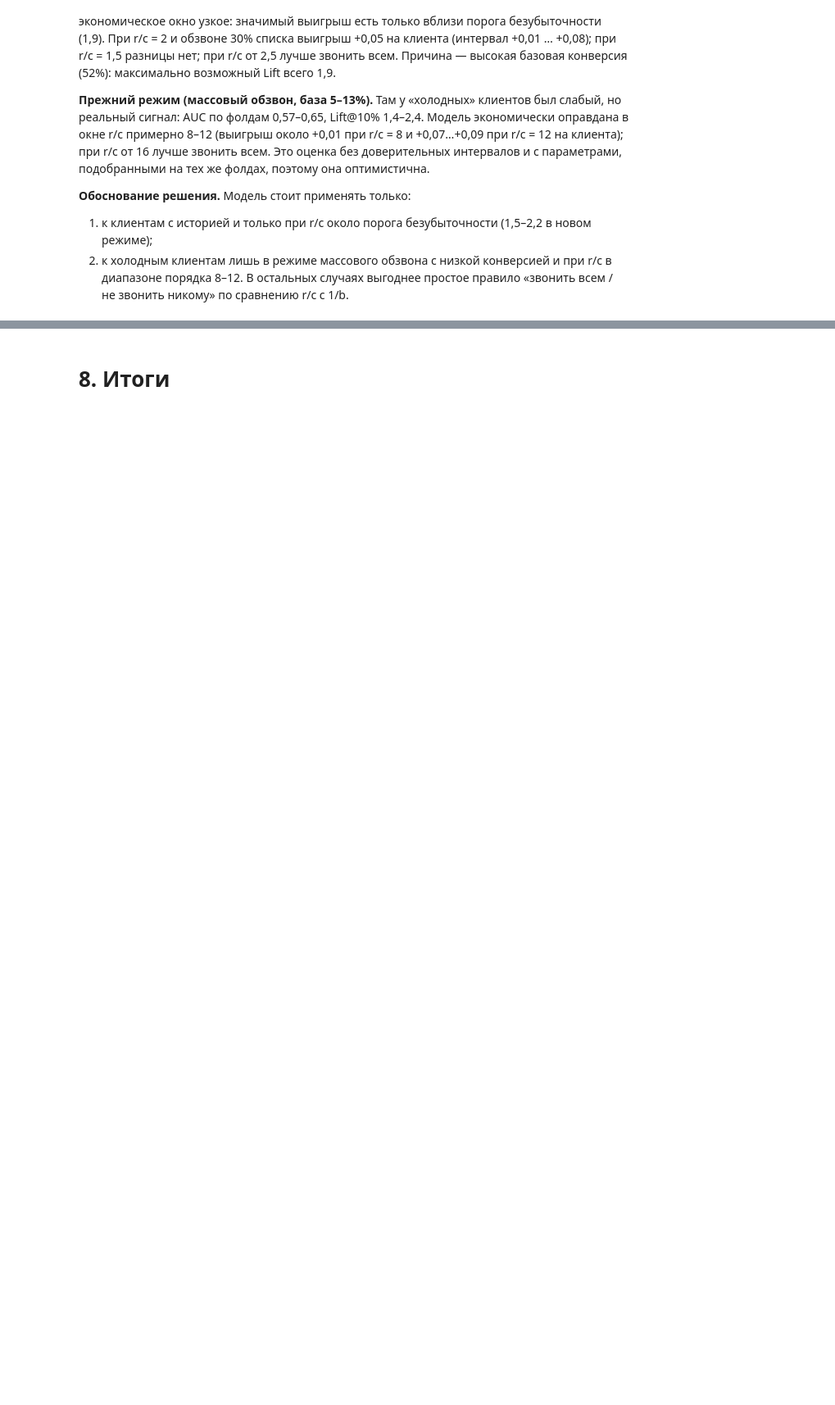
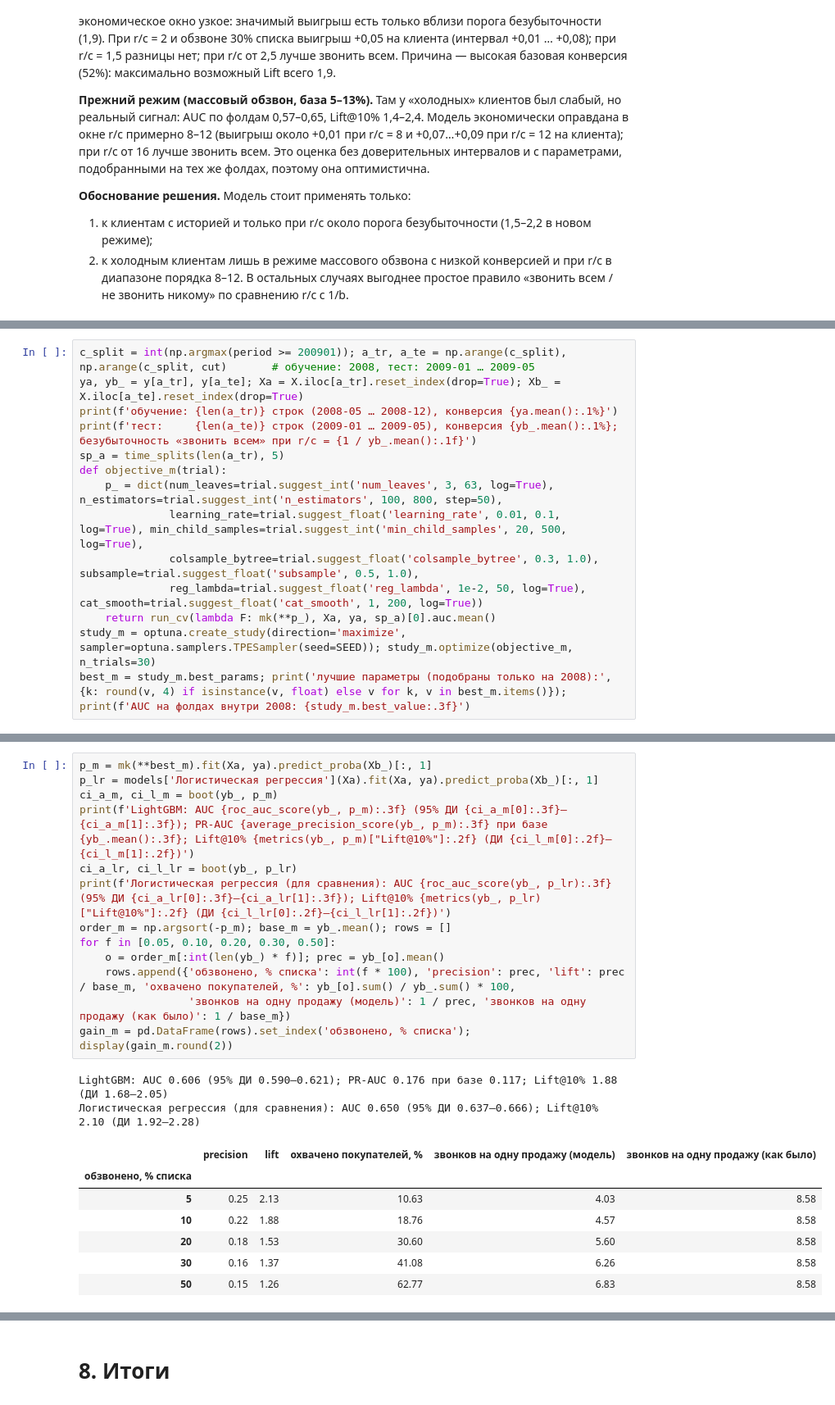
Before and after one commit to RafaelPozoyan/UrFU_project, a Jupyter notebook: final_pipeline.ipynb, the cells around one changed output, grey strips where cells are left out. Shown at 82% size. Saved outputs shown, nothing was run; the diff lists cells and outputs as text; blank space fills up the shorter version.

```diff
--- a/final_pipeline.ipynb
+++ b/final_pipeline.ipynb
@@ -1081,0 +1089,14 @@ display(pd.DataFrame(rows).set_index(['r/c', 'доля обзвона f']).round
+# %%
+c_split = int(np.argmax(period >= 200901)); a_tr, a_te = np.arange(c_split), np.arange(c_split, cut)       # обучение: 2008, тест: 2009-01 … 2009-05
+ya, yb_ = y[a_tr], y[a_te]; Xa = X.iloc[a_tr].reset_index(drop=True); Xb_ = X.iloc[a_te].reset_index(drop=True)
+print(f'обучение: {len(a_tr)} строк (2008-05 … 2008-12), конверсия {ya.mean():.1%}')
+print(f'тест:     {len(a_te)} строк (2009-01 … 2009-05), конверсия {yb_.mean():.1%}; безубыточность «звонить всем» при r/c = {1 / yb_.mean():.1f}')
+sp_a = time_splits(len(a_tr), 5)
+def objective_m(trial):
+    p_ = dict(num_leaves=trial.suggest_int('num_leaves', 3, 63, log=True), n_estimators=trial.suggest_int('n_estimators', 100, 800, step=50),
+              learning_rate=trial.suggest_float('learning_rate', 0.01, 0.1, log=True), min_child_samples=trial.suggest_int('min_child_samples', 20, 500, log=True),
+              colsample_bytree=trial.suggest_float('colsample_bytree', 0.3, 1.0), subsample=trial.suggest_float('subsample', 0.5, 1.0),
+              reg_lambda=trial.suggest_float('reg_lambda', 1e-2, 50, log=True), cat_smooth=trial.suggest_float('cat_smooth', 1, 200, log=True))
+    return run_cv(lambda F: mk(**p_), Xa, ya, sp_a)[0].auc.mean()
+study_m = optuna.create_study(direction='maximize', sampler=optuna.samplers.TPESampler(seed=SEED)); study_m.optimize(objective_m, n_trials=30)
+best_m = study_m.best_params; print('лучшие параметры (подобраны только на 2008):', {k: round(v, 4) if isinstance(v, float) else v for k, v in best_m.items()}); print(f'AUC на фолдах внутри 2008: {study_m.best_value:.3f}')
@@ -1081,0 +1110,23 @@ display(pd.DataFrame(rows).set_index(['r/c', 'доля обзвона f']).round
+# %%
+p_m = mk(**best_m).fit(Xa, ya).predict_proba(Xb_)[:, 1]
+p_lr = models['Логистическая регрессия'](Xa).fit(Xa, ya).predict_proba(Xb_)[:, 1]
+ci_a_m, ci_l_m = boot(yb_, p_m)
+print(f'LightGBM: AUC {roc_auc_score(yb_, p_m):.3f} (95% ДИ {ci_a_m[0]:.3f}–{ci_a_m[1]:.3f}); PR-AUC {average_precision_score(yb_, p_m):.3f} при базе {yb_.mean():.3f}; Lift@10% {metrics(yb_, p_m)["Lift@10%"]:.2f} (ДИ {ci_l_m[0]:.2f}–{ci_l_m[1]:.2f})')
+ci_a_lr, ci_l_lr = boot(yb_, p_lr)
+print(f'Логистическая регрессия (для сравнения): AUC {roc_auc_score(yb_, p_lr):.3f} (95% ДИ {ci_a_lr[0]:.3f}–{ci_a_lr[1]:.3f}); Lift@10% {metrics(yb_, p_lr)["Lift@10%"]:.2f} (ДИ {ci_l_lr[0]:.2f}–{ci_l_lr[1]:.2f})')
+order_m = np.argsort(-p_m); base_m = yb_.mean(); rows = []
+for f in [0.05, 0.10, 0.20, 0.30, 0.50]:
+    o = order_m[:int(len(yb_) * f)]; prec = yb_[o].mean()
+    rows.append({'обзвонено, % списка': int(f * 100), 'precision': prec, 'lift': prec / base_m, 'охвачено покупателей, %': yb_[o].sum() / yb_.sum() * 100,
+                 'звонков на одну продажу (модель)': 1 / prec, 'звонков на одну продажу (как было)': 1 / base_m})
+gain_m = pd.DataFrame(rows).set_index('обзвонено, % списка'); display(gain_m.round(2))
+# %% [output]
+LightGBM: AUC 0.606 (95% ДИ 0.590–0.621); PR-AUC 0.176 при базе 0.117; Lift@10% 1.88 (ДИ 1.68–2.05)
+Логистическая регрессия (для сравнения): AUC 0.650 (95% ДИ 0.637–0.666); Lift@10% 2.10 (ДИ 1.92–2.28)
+|  | precision | lift | охвачено покупателей, % | звонков на одну продажу (модель) | звонков на одну продажу (как было) |
+| обзвонено, % списка |  |  |  |  |  |
+| 5 | 0.25 | 2.13 | 10.63 | 4.03 | 8.58 |
+| 10 | 0.22 | 1.88 | 18.76 | 4.57 | 8.58 |
+| 20 | 0.18 | 1.53 | 30.60 | 5.60 | 8.58 |
+| 30 | 0.16 | 1.37 | 41.08 | 6.26 | 8.58 |
+| 50 | 0.15 | 1.26 | 62.77 | 6.83 | 8.58 |
```
Also changed, not shown: parts of 11 cells of this notebook.
